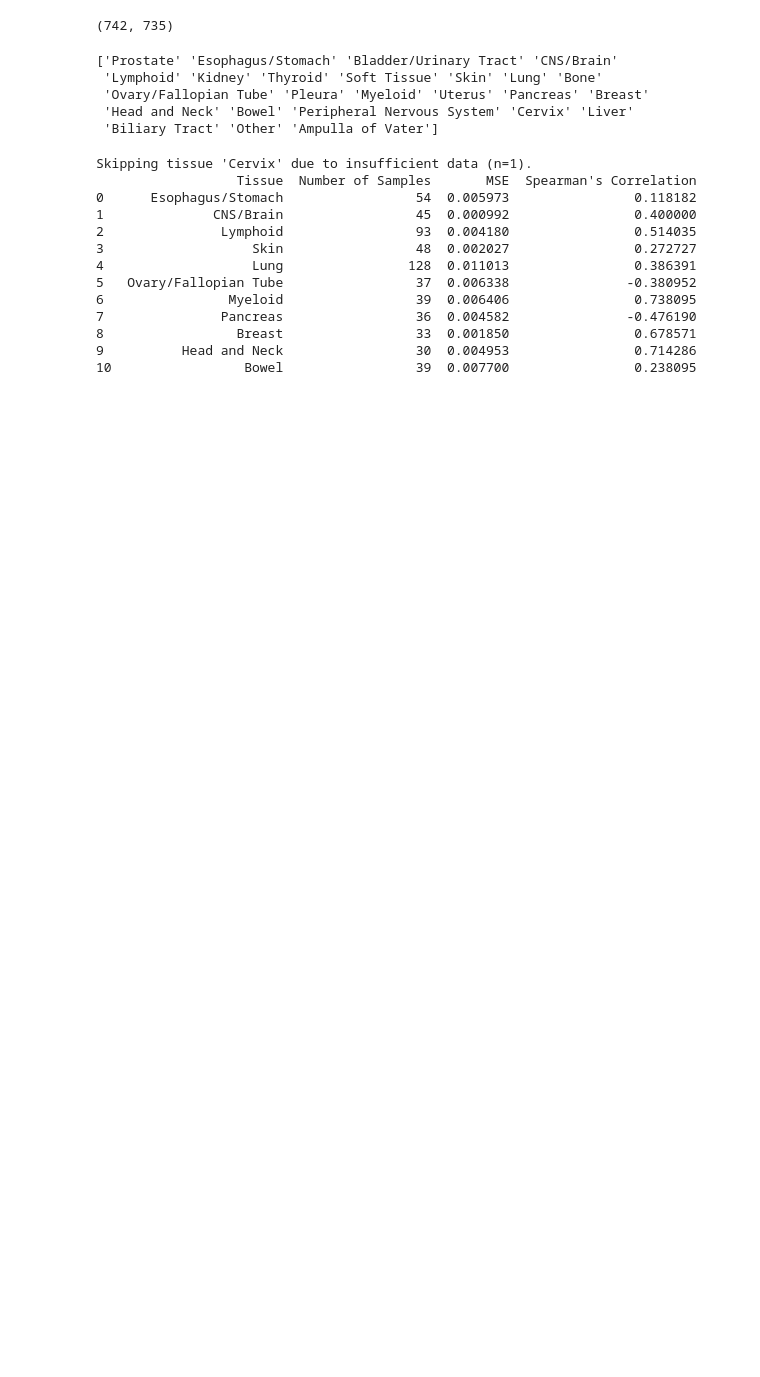
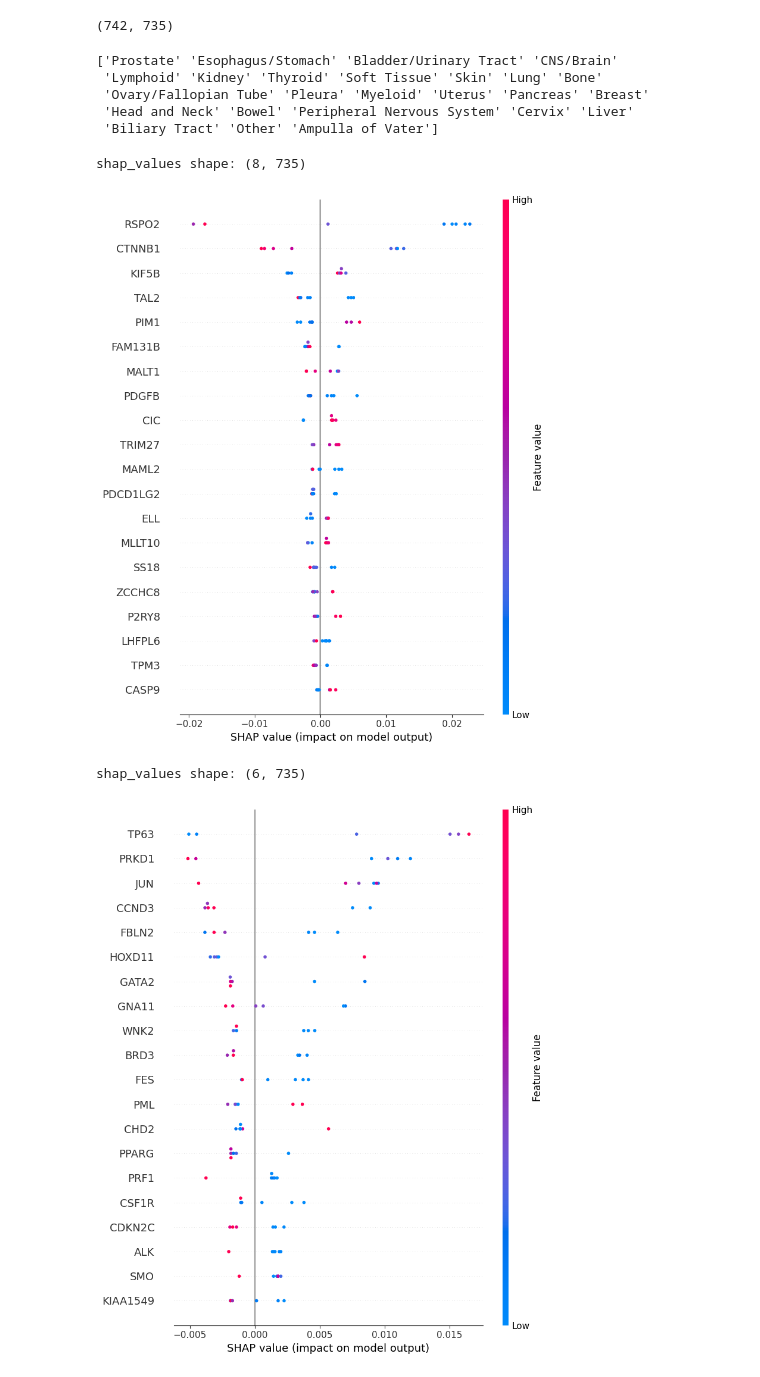
Before and after one commit to oskarboesch/ml-project-2-lol-ml, a Jupyter notebook: src/notebooks/Try.ipynb, the cells around one changed output. Saved outputs shown, nothing was run; the diff lists cells and outputs as text; code cells hidden in the pictures; blank space fills up the shorter version.

```diff
--- a/src/notebooks/Try.ipynb
+++ b/src/notebooks/Try.ipynb
@@ -84,63 +82,34 @@ for tissue in tissue_types:
     if num_samples >=30:
         # Split the data
         X_train, X_val, y_train, y_val = train_test_split(X, Y, test_size=0.2, random_state=42)
 
         # Train a Random Forest model
         random_forest = RandomForestRegressor(n_estimators=100, random_state=42)
         random_forest.fit(X_train, y_train)
 
         # Predict on validation data
         y_val_pred = random_forest.predict(X_val)
 
         # Evaluate the model
         mse = mean_squared_error(y_val, y_val_pred)
         spearman_corr, p_value = spearmanr(y_val, y_val_pred)
 
-        if spearman_corr > 0.70:
-
-            # Create SHAP explainer
-        explainer = shap.TreeExplainer(random_forest)
-
-        # Calculate SHAP values for the validation set
-        shap_values = explainer.shap_values(X_val)
-
-        # Check the shape of shap_values
-        print(f"shap_values shape: {np.array(shap_values).shape}")
-
-        # If it's a binary classification
-        if isinstance(shap_values, list) and len(shap_values) == 2:  # Binary case with probabilities
-            shap_values_to_plot = shap_values[1]  # Focus on the positive class
-        else:
-            shap_values_to_plot = shap_values  # Single output case
-
-        # Visualize global feature importance
-        shap.summary_plot(shap_values_to_plot, X_val)
-
 
         # Store the results for this tissue type
         results.append({
             'Tissue': tissue,
             'Number of Samples': num_samples,
             'MSE': mse,
             "Spearman's Correlation": spearman_corr
         })
 
 
 # Convert results to a DataFrame for better visualization
 results_df = pd.DataFrame(results)
 
 print(results_df)
 # %% [output]
-Skipping tissue 'Cervix' due to insufficient data (n=1).
-                  Tissue  Number of Samples       MSE  Spearman's Correlation
-0      Esophagus/Stomach                 54  0.005973                0.118182
-1              CNS/Brain                 45  0.000992                0.400000
-2               Lymphoid                 93  0.004180                0.514035
-3                   Skin                 48  0.002027                0.272727
-4                   Lung                128  0.011013                0.386391
-5   Ovary/Fallopian Tube                 37  0.006338               -0.380952
-6                Myeloid                 39  0.006406                0.738095
-7               Pancreas                 36  0.004582               -0.476190
-8                 Breast                 33  0.001850                0.678571
-9          Head and Neck                 30  0.004953                0.714286
-10                 Bowel                 39  0.007700                0.238095
+shap_values shape: (8, 735)
+[figure, added]
+shap_values shape: (6, 735)
+[figure, added]
```
Also changed, not shown: parts of 3 cells of this notebook.
